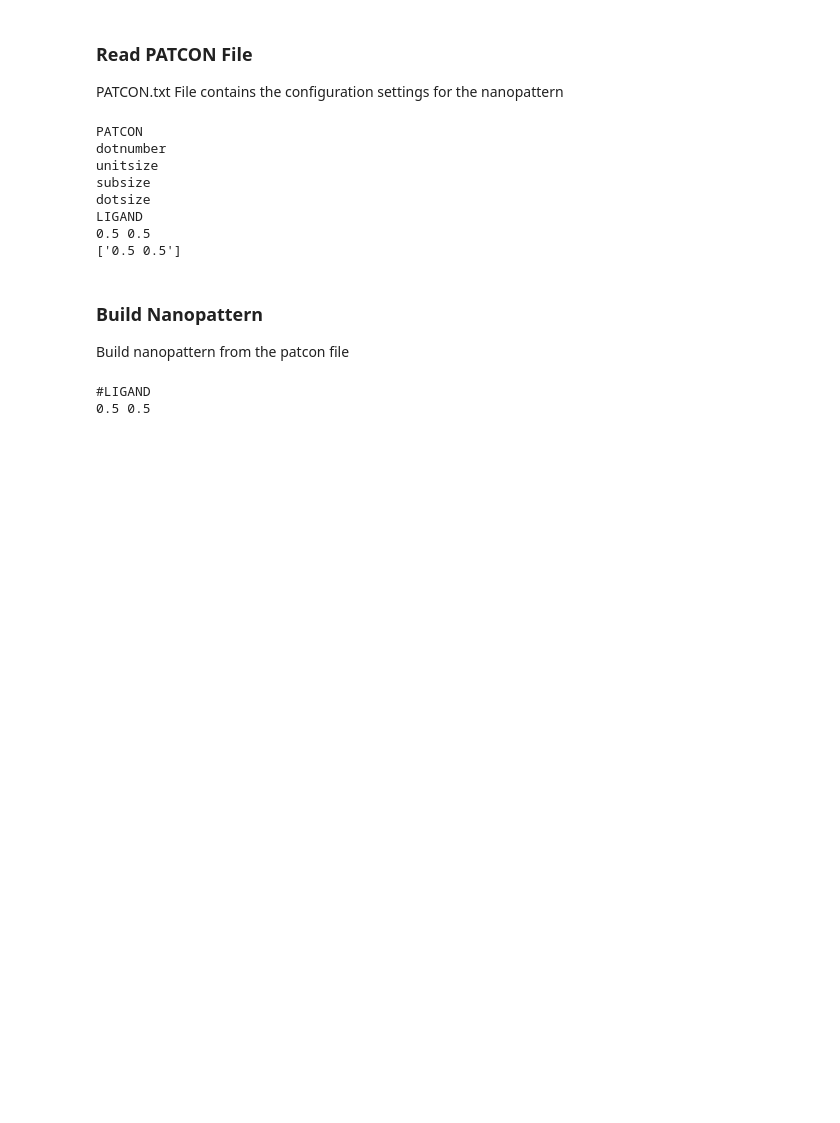
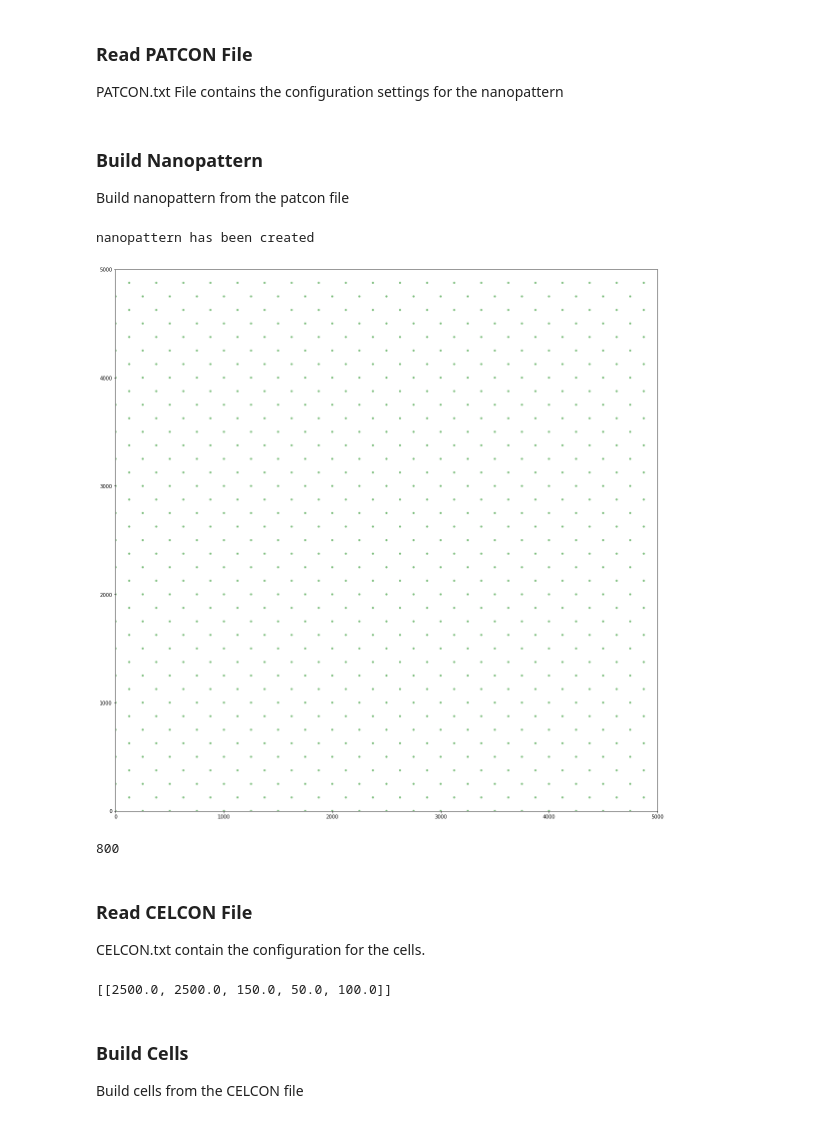
Before and after one commit to azfairuza/stemcell, a Jupyter notebook: main.ipynb, the cells around one changed output. Cells and saved outputs as stored; diff of their text form; code cells hidden in the pictures; blank space fills up the shorter version.

Commit message:
update journal, stemcell.py, CELCON, PATCON, and main.ipynb

```diff
--- a/main.ipynb
+++ b/main.ipynb
@@ -29,17 +30,6 @@ grid_size = sc.get_value(patcon, 'unitsize')
 substrate_size = sc.get_value(patcon, 'subsize')
 dot_size = sc.get_value(patcon, 'dotsize')
 ligand_position = sc.get_value(patcon,'LIGAND')
-
-print(ligand_position)
-# %% [output]
-PATCON
-dotnumber
-unitsize
-subsize
-dotsize
-LIGAND
-0.5 0.5
-['0.5 0.5']
 # %% [markdown]
 ### Build Nanopattern
 Build nanopattern from the patcon file
@@ -48,8 +36,28 @@ substrate = sc.Nanopattern()
-# %%
-start_index = patcon.index('#LIGAND')
-end_index = patcon.index('#END')
-for i in range(start_index,end_index):
-    print(patcon[i])
-# %% [output]
-#LIGAND
-0.5 0.5
+# %%
+sc.Ligand.resetLigandNumber()
+substrate = sc.Nanopattern(substrate_size[0], substrate_size[1], grid_size[0], grid_size[1], ligand_position, dot_size)
+substrate.show()
+# %% [output]
+nanopattern has been created
+[figure, added]
+# %%
+print(sc.Ligand.ligand_number)
+# %% [output]
+800
+# %% [markdown]
+### Read CELCON File
+CELCON.txt contain the configuration for the cells.
+# %%
+# open file
+celcon = sc.readFile('CELCON')
+
+# get value
+cell_number = sc.get_value(celcon, 'cellnumber')
+integrin_size = sc.get_value(celcon, 'ressize')
+integrin_mass = sc.get_value(celcon, 'resmass')
+cell_properties = sc.get_value(celcon, 'CELL')
+# %% [output]
+[[2500.0, 2500.0, 150.0, 50.0, 100.0]]
+# %% [markdown]
+### Build Cells
+Build cells from the CELCON file
```
Also changed, not shown: parts of 2 cells of this notebook, 4 other files.
